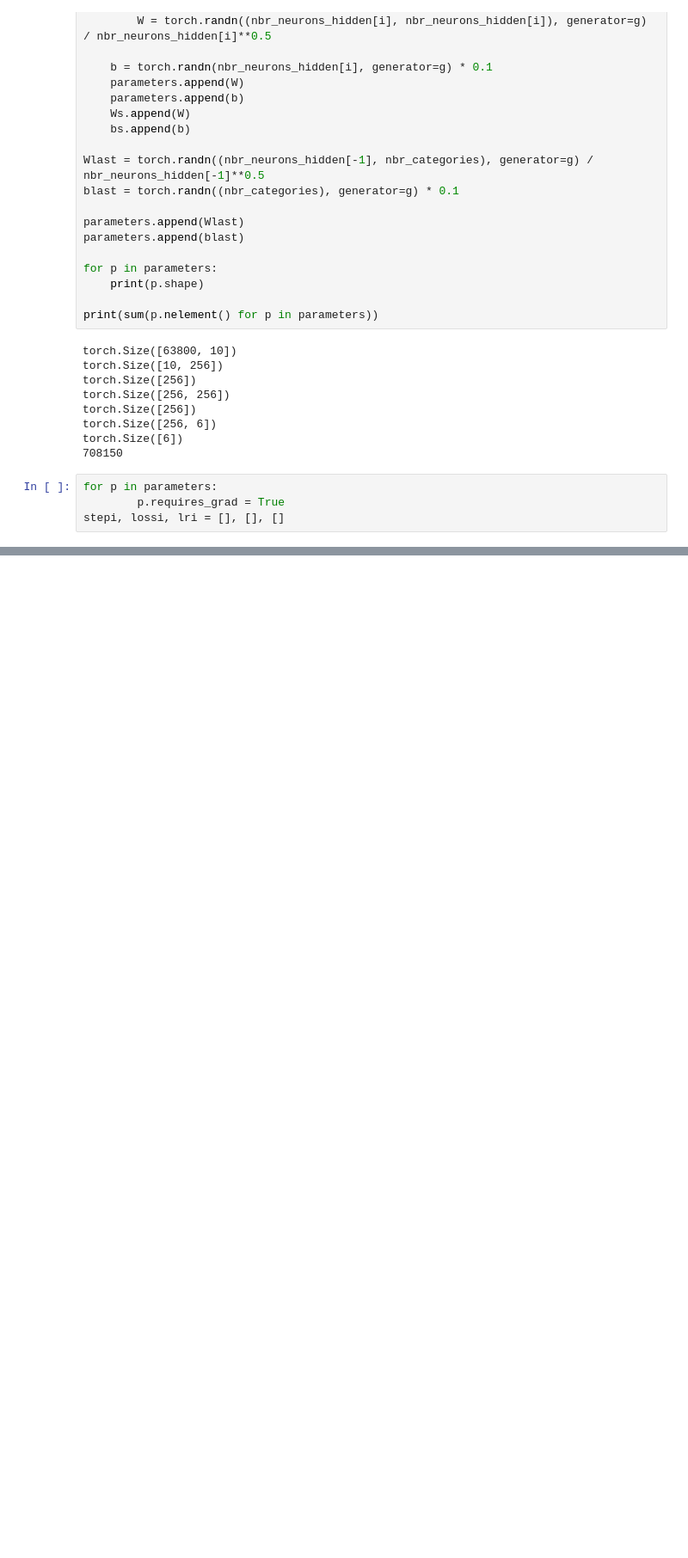
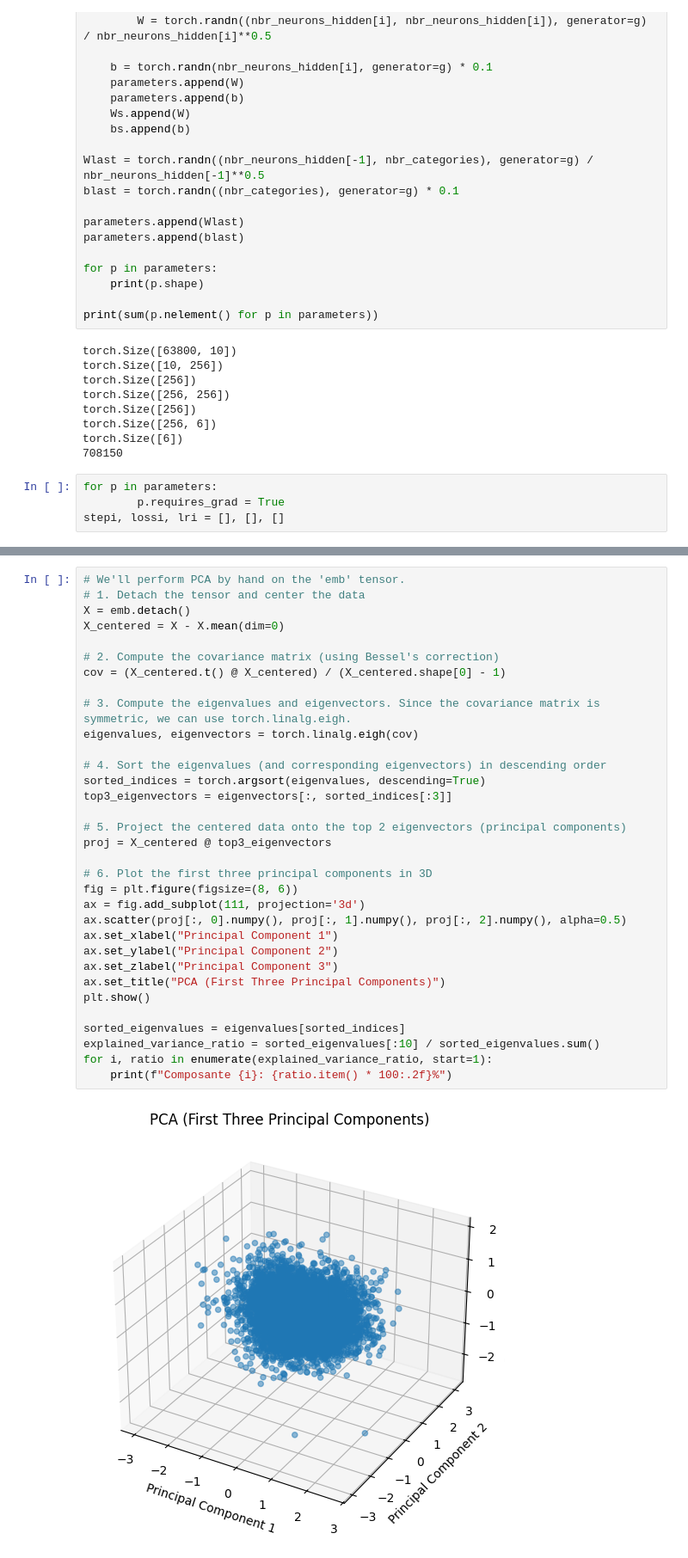
Before and after one commit to issagith/SciPaperClassifier, a Jupyter notebook: word_lvl_emb.ipynb, the cells around one changed output, grey strips where cells are left out. Shown at 86% size. Drawn from its saved outputs; the diff is of its cells as text; blank space fills up the shorter version.

```diff
--- a/word_lvl_emb.ipynb
+++ b/word_lvl_emb.ipynb
@@ -345,0 +362,35 @@ We beat the word embedding model without any optimization and with a smaller mod
+# %%
+# We'll perform PCA by hand on the 'emb' tensor.
+# 1. Detach the tensor and center the data
+X = emb.detach()
+X_centered = X - X.mean(dim=0)
+
+# 2. Compute the covariance matrix (using Bessel's correction)
+cov = (X_centered.t() @ X_centered) / (X_centered.shape[0] - 1)
+
+# 3. Compute the eigenvalues and eigenvectors. Since the covariance matrix is symmetric, we can use torch.linalg.eigh.
+eigenvalues, eigenvectors = torch.linalg.eigh(cov)
+
+# 4. Sort the eigenvalues (and corresponding eigenvectors) in descending order
+sorted_indices = torch.argsort(eigenvalues, descending=True)
+top3_eigenvectors = eigenvectors[:, sorted_indices[:3]]
+
+# 5. Project the centered data onto the top 2 eigenvectors (principal components)
+proj = X_centered @ top3_eigenvectors
+
+# 6. Plot the first three principal components in 3D
+fig = plt.figure(figsize=(8, 6))
+ax = fig.add_subplot(111, projection='3d')
+ax.scatter(proj[:, 0].numpy(), proj[:, 1].numpy(), proj[:, 2].numpy(), alpha=0.5)
+ax.set_xlabel("Principal Component 1")
+ax.set_ylabel("Principal Component 2")
+ax.set_zlabel("Principal Component 3")
+ax.set_title("PCA (First Three Principal Components)")
+plt.show()
+
+sorted_eigenvalues = eigenvalues[sorted_indices]
+explained_variance_ratio = sorted_eigenvalues[:10] / sorted_eigenvalues.sum()
+for i, ratio in enumerate(explained_variance_ratio, start=1):
+    print(f"Composante {i}: {ratio.item() * 100:.2f}%")
+# %% [output]
+[figure, added]
```
Also changed, not shown: parts of 9 cells of this notebook.
